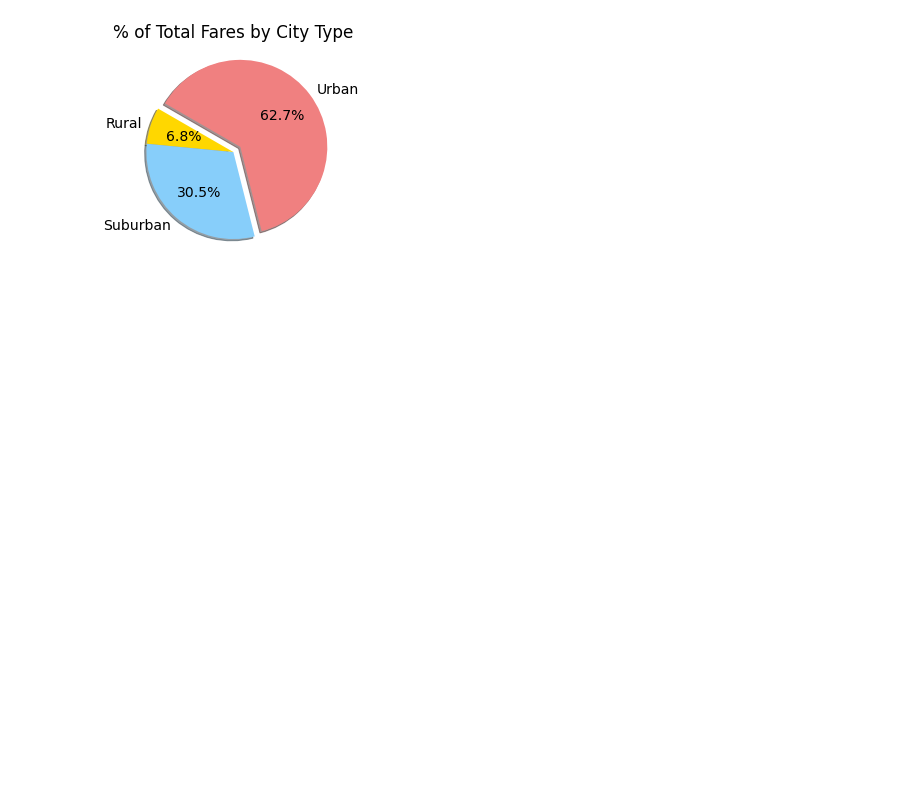
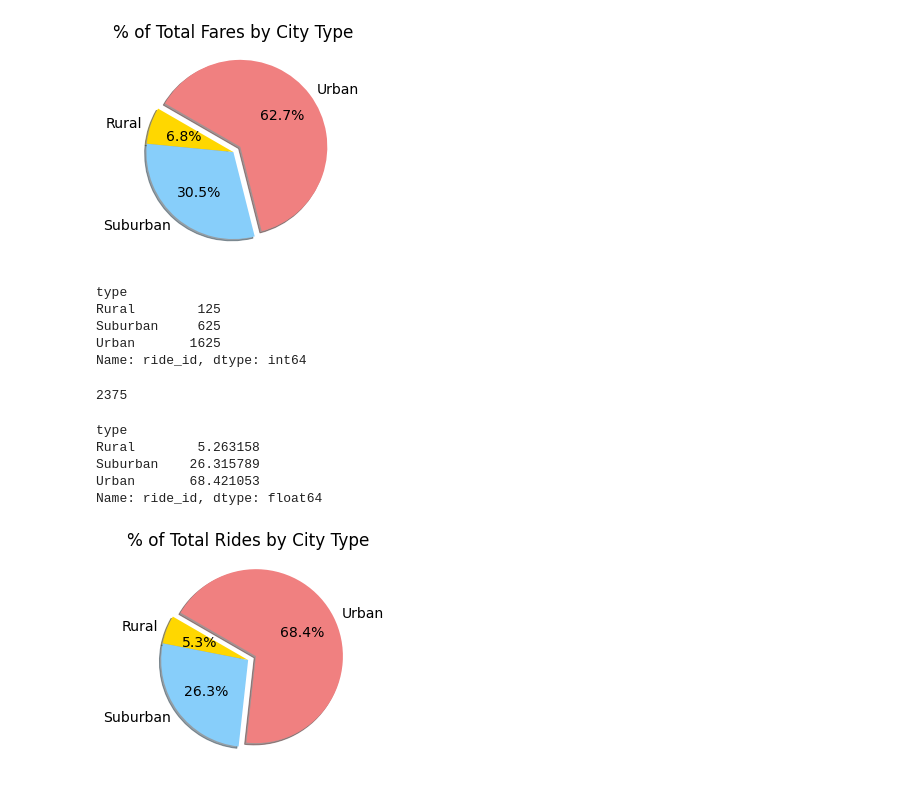
Before and after one commit to ttan0408/PyBer_Analysis, a Jupyter notebook: PyBer.ipynb, the cells around one changed output. Cells and saved outputs as stored; diff of their text form; code cells hidden in the pictures; blank space fills up the shorter version.

Commit message:
Percentage of Rides by City Type

```diff
--- a/PyBer.ipynb
+++ b/PyBer.ipynb
@@ -828,3 +828,45 @@ plt.savefig("analysis/Fig5.png")
 plt.show()
 # %% [output]
 [figure]
+# %%
+# Count total ride for each city
+sum_ride_by_type = pyber_data_df.groupby(["type"]).count()["ride_id"]
+sum_ride_by_type
+# %% [output]
+type
+Rural        125
+Suburban     625
+Urban       1625
+Name: ride_id, dtype: int64
+# %%
+# Count total ride for all city
+total_ride = pyber_data_df["ride_id"].count()
+total_ride
+# %% [output]
+2375
+# %%
+ride_count_type_percents = 100 * sum_ride_by_type / total_ride
+ride_count_type_percents
+# %% [output]
+type
+Rural        5.263158
+Suburban    26.315789
+Urban       68.421053
+Name: ride_id, dtype: float64
+# %%
+# Build the percentage of fares by city type pie chart.
+plt.pie(ride_count_type_percents,
+    labels=["Rural", "Suburban", "Urban"],
+    colors=["gold", "lightskyblue", "lightcoral"],
+    explode=[0, 0, 0.1],
+    autopct='%1.1f%%',
+    shadow=True, startangle=150)
+plt.title("% of Total Rides by City Type")
+# Change the default font size from 10 to 14.
+mpl.rcParams['font.size'] = 14
+# Save Figure
+plt.savefig("analysis/Fig6.png")
+# Show Figure
+plt.show()
+# %% [output]
+[figure, added]
```
Also changed, not shown: 1 other file.
